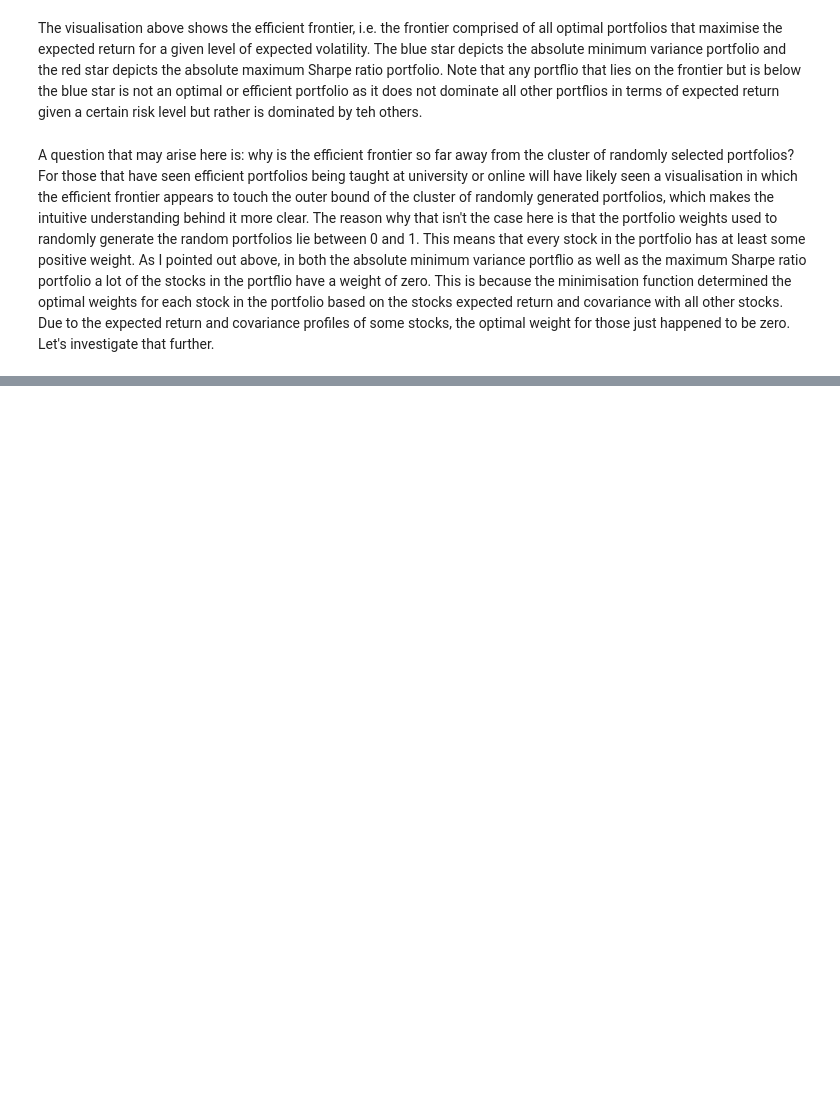
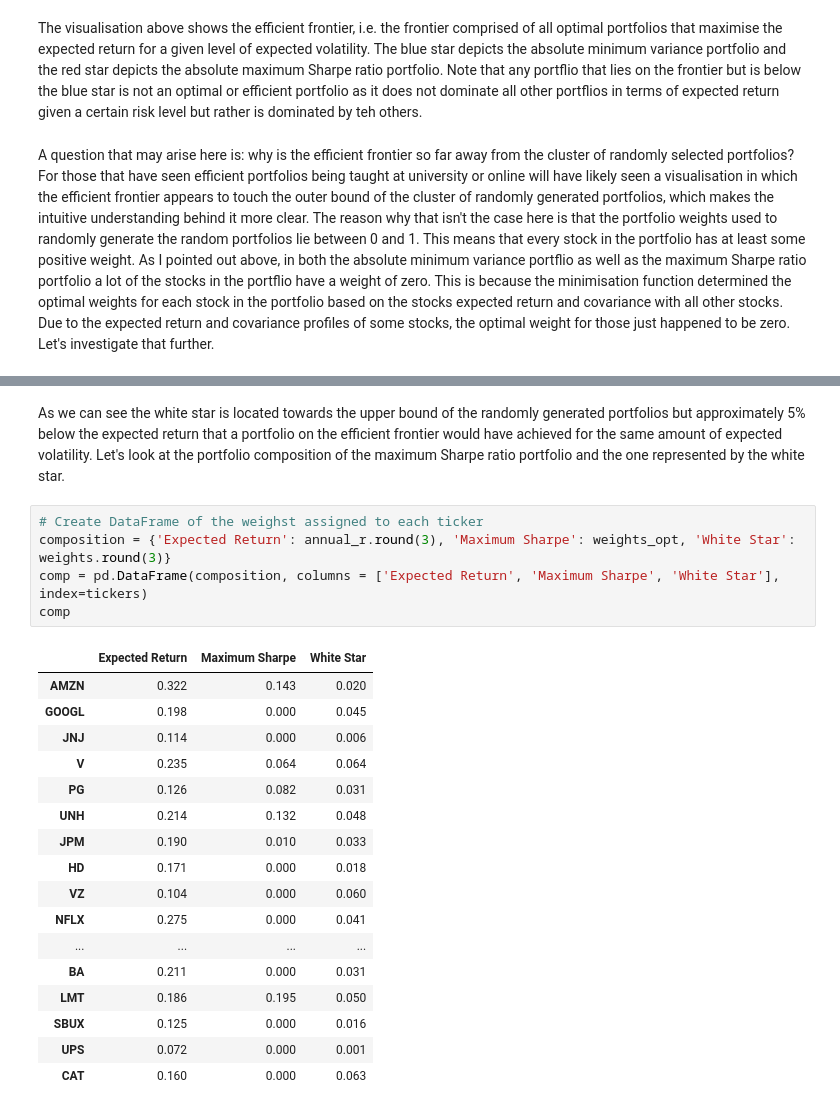
Before and after one commit to JoBe10/Mean_Variance_Portfolio_Optimisation, a Jupyter notebook: Efficient_Frontiers.ipynb, the cells around one changed output, grey strips where cells are left out. Saved outputs shown, nothing was run; the diff lists cells and outputs as text; blank space fills up the shorter version.

```diff
--- a/Efficient_Frontiers.ipynb
+++ b/Efficient_Frontiers.ipynb
@@ -375,0 +354,25 @@ A question that may arise here is: why is the efficient frontier so far away fro
+# %% [markdown]
+As we can see the white star is located towards the upper bound of the randomly generated portfolios but approximately 5% below the expected return that a portfolio on the efficient frontier would have achieved for the same amount of expected volatility. Let's look at the portfolio composition of the maximum Sharpe ratio portfolio and the one represented by the white star.
+# %%
+# Create DataFrame of the weighst assigned to each ticker
+composition = {'Expected Return': annual_r.round(3), 'Maximum Sharpe': weights_opt, 'White Star': weights.round(3)}
+comp = pd.DataFrame(composition, columns = ['Expected Return', 'Maximum Sharpe', 'White Star'], index=tickers)
+comp
+# %% [output]
+|  | Expected Return | Maximum Sharpe | White Star |
+| AMZN | 0.322 | 0.143 | 0.020 |
+| GOOGL | 0.198 | 0.000 | 0.045 |
+| JNJ | 0.114 | 0.000 | 0.006 |
+| V | 0.235 | 0.064 | 0.064 |
+| PG | 0.126 | 0.082 | 0.031 |
+| UNH | 0.214 | 0.132 | 0.048 |
+| JPM | 0.190 | 0.010 | 0.033 |
+| HD | 0.171 | 0.000 | 0.018 |
+| VZ | 0.104 | 0.000 | 0.060 |
+| NFLX | 0.275 | 0.000 | 0.041 |
+| ... | ... | ... | ... |
+| BA | 0.211 | 0.000 | 0.031 |
+| LMT | 0.186 | 0.195 | 0.050 |
+| SBUX | 0.125 | 0.000 | 0.016 |
+| UPS | 0.072 | 0.000 | 0.001 |
+| CAT | 0.160 | 0.000 | 0.063 |
```
Also changed, not shown: parts of 7 cells of this notebook.
